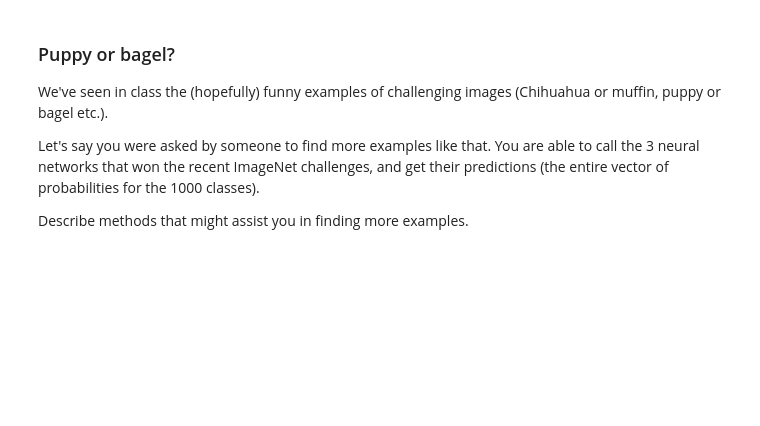
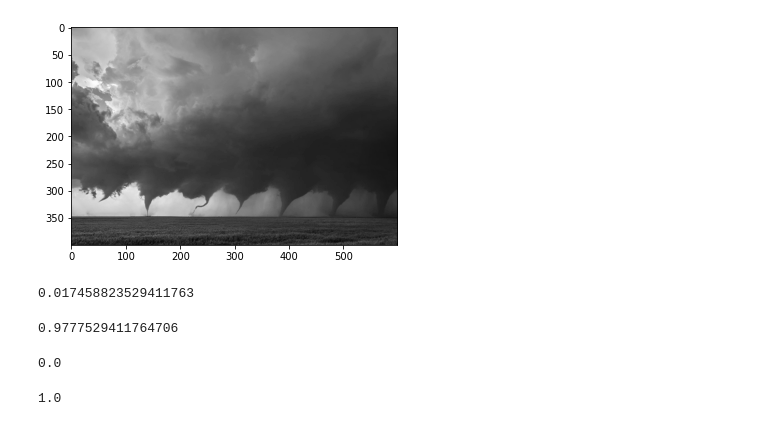
Before and after one commit to tzahornoa/YDATA_DL_assignments_2021-2022, a Jupyter notebook: Foundations/Lesson_1.ipynb, the cells around one changed output. Cells and saved outputs as stored; diff of their text form; code cells hidden in the pictures; blank space fills up the shorter version.

```diff
--- a/Foundations/Lesson_1.ipynb
+++ b/Foundations/Lesson_1.ipynb
@@ -70,7 +0,0 @@ Compare your results with your analytically computed gradient. The numbers shoul
-# %% [markdown]
-### Puppy or bagel?
-We've seen in class the (hopefully) funny examples of challenging images (Chihuahua or muffin, puppy or bagel etc.).
-
-Let's say you were asked by someone to find more examples like that. You are able to call the 3 neural networks that won the recent ImageNet challenges, and get their predictions (the entire vector of probabilities for the 1000 classes).
-
-Describe methods that might assist you in finding more examples.
@@ -78,0 +8,16 @@ Describe methods that might assist you in finding more examples.
+# %%
+im = np.asarray(Image.open('tornado.jpeg').resize((600,400)))/255.0
+# %%
+im = 0.299*im[:,:,0] + 0.587*im[:,:,1] + 0.114*im[:,:,2]
+# %%
+plt.imshow(im,cmap='gray'); plt.show()
+# %% [output]
+[figure, added]
+# %%
+np.min(im)
+# %% [output]
+0.017458823529411763
+# %%
+np.max(im)
+# %% [output]
+0.9777529411764706
@@ -78,0 +27,8 @@ Describe methods that might assist you in finding more examples.
+# %%
+np.min(strech_im)
+# %% [output]
+0.0
+# %%
+np.max(strech_im)
+# %% [output]
+1.0
```
Also changed, not shown: parts of 31 cells of this notebook.
